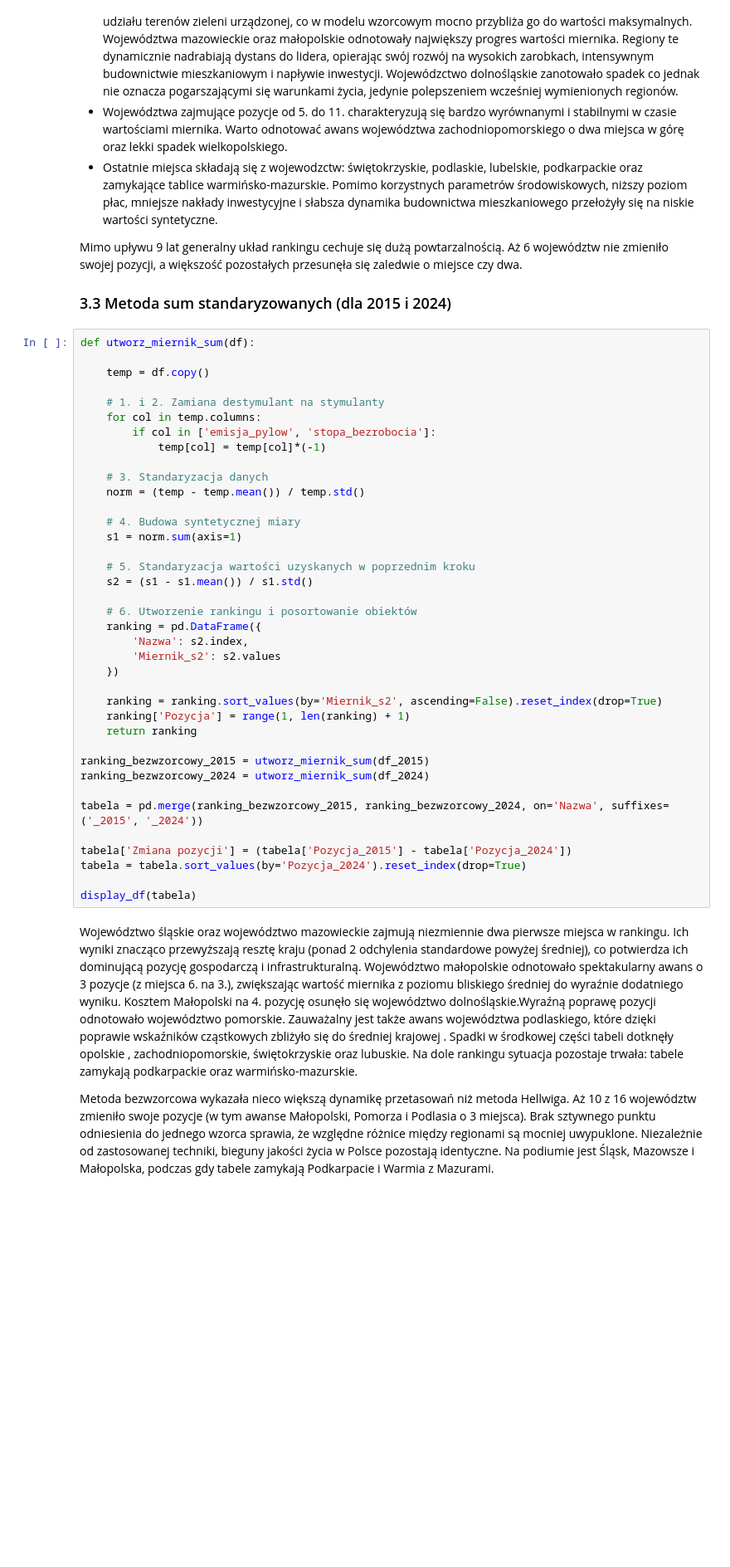
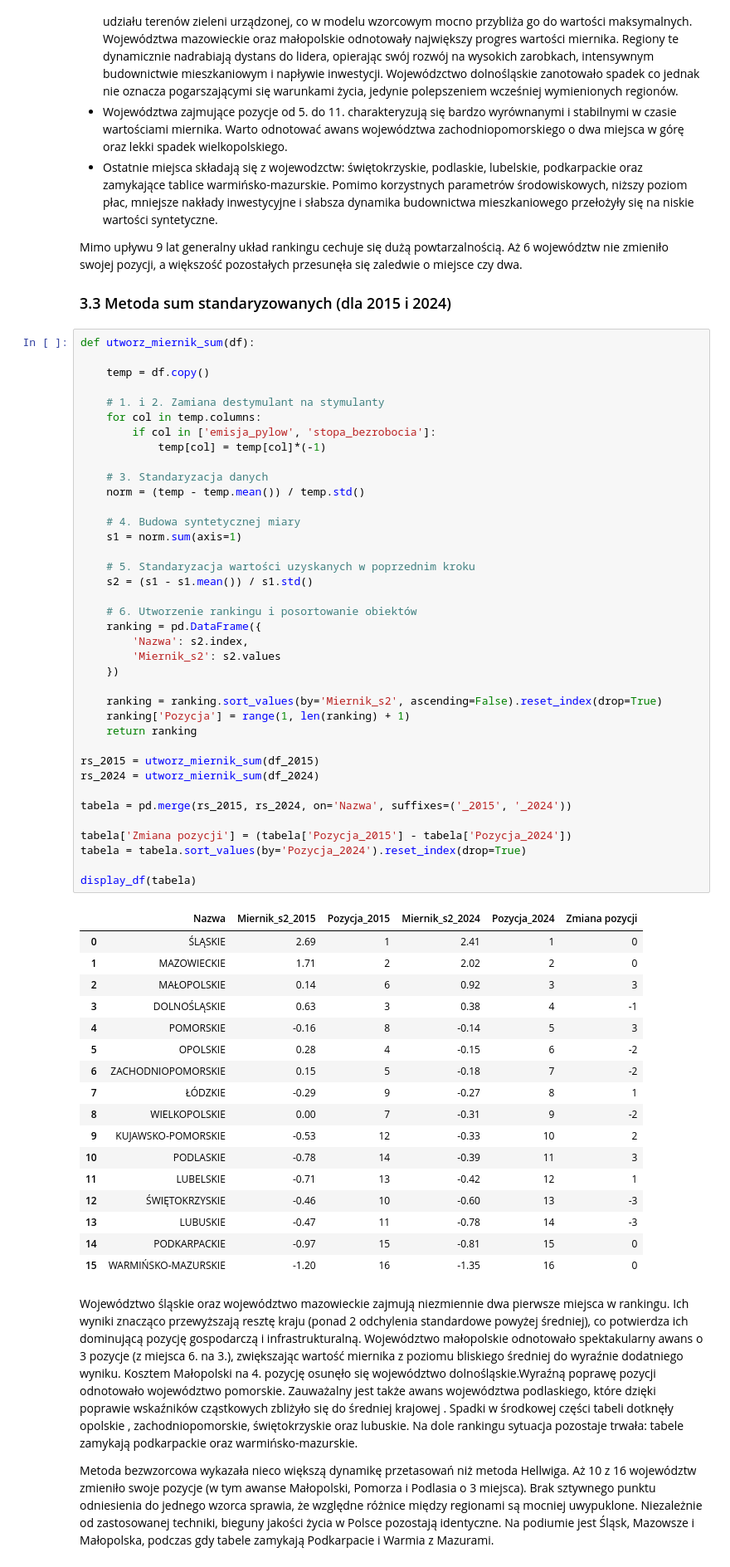
Before and after one commit to Fyjonn/Statistical-data-analysis, a Jupyter notebook: project.ipynb, the cells around one changed output. Shown at 83% size. Saved outputs shown, nothing was run; the diff lists cells and outputs as text; blank space fills up the shorter version.

```diff
--- a/project.ipynb
+++ b/project.ipynb
@@ -381,36 +417,54 @@ def utworz_miernik_sum(df):
     # 1. i 2. Zamiana destymulant na stymulanty
     for col in temp.columns:
         if col in ['emisja_pylow', 'stopa_bezrobocia']:
             temp[col] = temp[col]*(-1)
 
     # 3. Standaryzacja danych
     norm = (temp - temp.mean()) / temp.std()
 
     # 4. Budowa syntetycznej miary
     s1 = norm.sum(axis=1)
 
     # 5. Standaryzacja wartości uzyskanych w poprzednim kroku
     s2 = (s1 - s1.mean()) / s1.std()
 
     # 6. Utworzenie rankingu i posortowanie obiektów
     ranking = pd.DataFrame({
         'Nazwa': s2.index,
         'Miernik_s2': s2.values
     })
 
     ranking = ranking.sort_values(by='Miernik_s2', ascending=False).reset_index(drop=True)
     ranking['Pozycja'] = range(1, len(ranking) + 1)
     return ranking
 
-ranking_bezwzorcowy_2015 = utworz_miernik_sum(df_2015)
-ranking_bezwzorcowy_2024 = utworz_miernik_sum(df_2024)
+rs_2015 = utworz_miernik_sum(df_2015)
+rs_2024 = utworz_miernik_sum(df_2024)
 
-tabela = pd.merge(ranking_bezwzorcowy_2015, ranking_bezwzorcowy_2024, on='Nazwa', suffixes=('_2015', '_2024'))
+tabela = pd.merge(rs_2015, rs_2024, on='Nazwa', suffixes=('_2015', '_2024'))
 
 tabela['Zmiana pozycji'] = (tabela['Pozycja_2015'] - tabela['Pozycja_2024'])
 tabela = tabela.sort_values(by='Pozycja_2024').reset_index(drop=True)
 
 display_df(tabela)
+# %% [output]
+|  | Nazwa | Miernik_s2_2015 | Pozycja_2015 | Miernik_s2_2024 | Pozycja_2024 | Zmiana pozycji |
+| 0 | ŚLĄSKIE | 2.69 | 1 | 2.41 | 1 | 0 |
+| 1 | MAZOWIECKIE | 1.71 | 2 | 2.02 | 2 | 0 |
+| 2 | MAŁOPOLSKIE | 0.14 | 6 | 0.92 | 3 | 3 |
+| 3 | DOLNOŚLĄSKIE | 0.63 | 3 | 0.38 | 4 | -1 |
+| 4 | POMORSKIE | -0.16 | 8 | -0.14 | 5 | 3 |
+| 5 | OPOLSKIE | 0.28 | 4 | -0.15 | 6 | -2 |
+| 6 | ZACHODNIOPOMORSKIE | 0.15 | 5 | -0.18 | 7 | -2 |
+| 7 | ŁÓDZKIE | -0.29 | 9 | -0.27 | 8 | 1 |
+| 8 | WIELKOPOLSKIE | 0.00 | 7 | -0.31 | 9 | -2 |
+| 9 | KUJAWSKO-POMORSKIE | -0.53 | 12 | -0.33 | 10 | 2 |
+| 10 | PODLASKIE | -0.78 | 14 | -0.39 | 11 | 3 |
+| 11 | LUBELSKIE | -0.71 | 13 | -0.42 | 12 | 1 |
+| 12 | ŚWIĘTOKRZYSKIE | -0.46 | 10 | -0.60 | 13 | -3 |
+| 13 | LUBUSKIE | -0.47 | 11 | -0.78 | 14 | -3 |
+| 14 | PODKARPACKIE | -0.97 | 15 | -0.81 | 15 | 0 |
+| 15 | WARMIŃSKO-MAZURSKIE | -1.20 | 16 | -1.35 | 16 | 0 |
 # %% [markdown]
 Województwo śląskie oraz województwo mazowieckie zajmują niezmiennie dwa pierwsze miejsca w rankingu. Ich wyniki znacząco przewyższają resztę kraju (ponad 2 odchylenia standardowe powyżej średniej), co potwierdza ich dominującą pozycję gospodarczą i infrastrukturalną. Województwo małopolskie odnotowało spektakularny awans o 3 pozycje (z miejsca 6. na 3.), zwiększając wartość miernika z poziomu bliskiego średniej do wyraźnie dodatniego wyniku. Kosztem Małopolski na 4. pozycję osunęło się województwo dolnośląskie.Wyraźną poprawę pozycji odnotowało województwo pomorskie. Zauważalny jest także awans województwa podlaskiego, które dzięki poprawie wskaźników cząstkowych zbliżyło się do średniej krajowej . Spadki w środkowej części tabeli dotknęły opolskie , zachodniopomorskie, świętokrzyskie oraz lubuskie. Na dole rankingu sytuacja pozostaje trwała: tabele zamykają podkarpackie oraz warmińsko-mazurskie.
 
```
Also changed, not shown: parts of 11 cells of this notebook, 1 other file.
